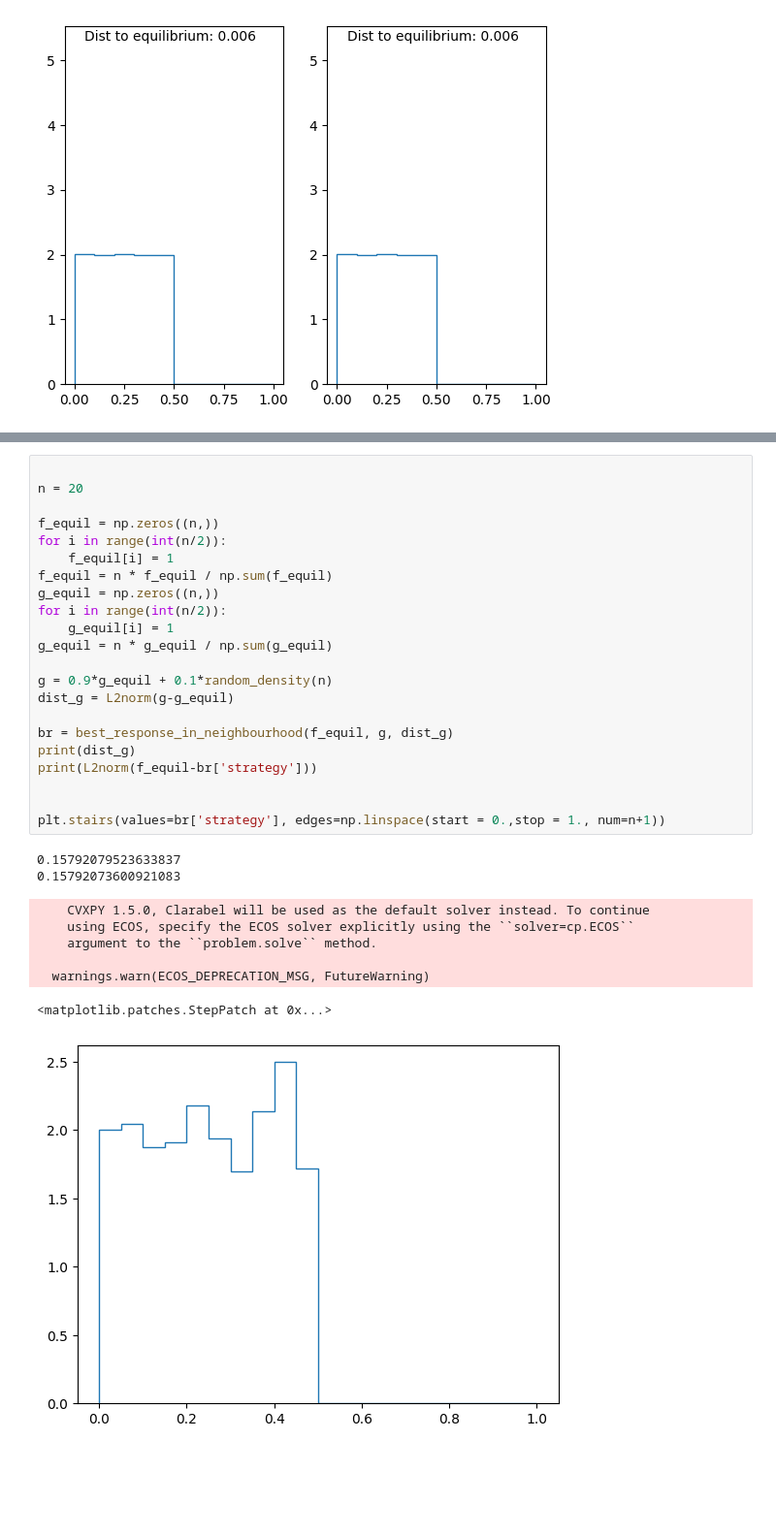
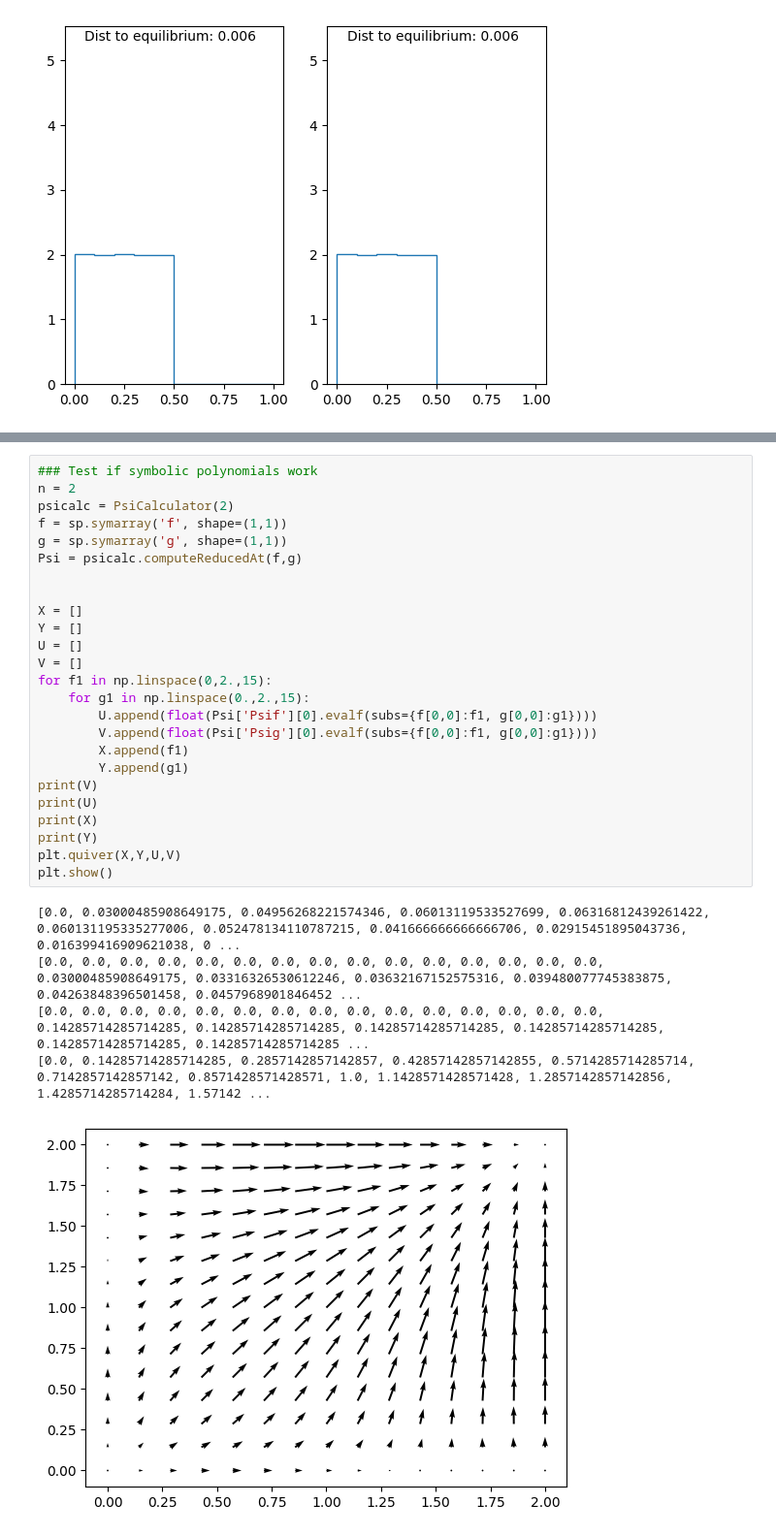
Before and after one commit to maxftl/bid_space_ascent, a Jupyter notebook: lyapunov/experiments.ipynb, the cells around one changed output, grey strips where cells are left out. Shown at 97% size. Saved outputs shown, nothing was run; the diff lists cells and outputs as text; blank space fills up the shorter version.

```diff
--- a/lyapunov/experiments.ipynb
+++ b/lyapunov/experiments.ipynb
@@ -315,32 +190,31 @@ ax[1].scatter(np.array(distance_g)+np.array(distance_f), utility_diff)
-# %%
-
-n = 20
-
-f_equil = np.zeros((n,))
-for i in range(int(n/2)):
-    f_equil[i] = 1
-f_equil = n * f_equil / np.sum(f_equil)
-g_equil = np.zeros((n,))
-for i in range(int(n/2)):
-    g_equil[i] = 1
-g_equil = n * g_equil / np.sum(g_equil)
-
-g = 0.9*g_equil + 0.1*random_density(n)
-dist_g = L2norm(g-g_equil)
-
-br = best_response_in_neighbourhood(f_equil, g, dist_g)
-print(dist_g)
-print(L2norm(f_equil-br['strategy']))
-
-
-plt.stairs(values=br['strategy'], edges=np.linspace(start = 0.,stop = 1., num=n+1))
-# %% [output]
-0.15792079523633837
-0.15792073600921083
-    CVXPY 1.5.0, Clarabel will be used as the default solver instead. To continue
-    using ECOS, specify the ECOS solver explicitly using the ``solver=cp.ECOS``
-    argument to the ``problem.solve`` method.
-
-  warnings.warn(ECOS_DEPRECATION_MSG, FutureWarning)
-<matplotlib.patches.StepPatch at 0x...>
-[figure, removed]
+# %%
+### Test if symbolic polynomials work
+n = 2
+psicalc = PsiCalculator(2)
+f = sp.symarray('f', shape=(1,1))
+g = sp.symarray('g', shape=(1,1))
+Psi = psicalc.computeReducedAt(f,g)
+
+
+X = []
+Y = []
+U = []
+V = []
+for f1 in np.linspace(0,2.,15):
+    for g1 in np.linspace(0.,2.,15):
+        U.append(float(Psi['Psif'][0].evalf(subs={f[0,0]:f1, g[0,0]:g1})))
+        V.append(float(Psi['Psig'][0].evalf(subs={f[0,0]:f1, g[0,0]:g1})))
+        X.append(f1)
+        Y.append(g1)
+print(V)
+print(U)
+print(X)
+print(Y)
+plt.quiver(X,Y,U,V)
+plt.show()
+# %% [output]
+[0.0, 0.03000485908649175, 0.04956268221574346, 0.06013119533527699, 0.06316812439261422, 0.060131195335277006, 0.052478134110787215, 0.041666666666666706, 0.02915451895043736, 0.016399416909621038, 0 ...
+[0.0, 0.0, 0.0, 0.0, 0.0, 0.0, 0.0, 0.0, 0.0, 0.0, 0.0, 0.0, 0.0, 0.0, 0.0, 0.03000485908649175, 0.03316326530612246, 0.03632167152575316, 0.039480077745383875, 0.04263848396501458, 0.0457968901846452 ...
+[0.0, 0.0, 0.0, 0.0, 0.0, 0.0, 0.0, 0.0, 0.0, 0.0, 0.0, 0.0, 0.0, 0.0, 0.0, 0.14285714285714285, 0.14285714285714285, 0.14285714285714285, 0.14285714285714285, 0.14285714285714285, 0.14285714285714285 ...
+[0.0, 0.14285714285714285, 0.2857142857142857, 0.42857142857142855, 0.5714285714285714, 0.7142857142857142, 0.8571428571428571, 1.0, 1.1428571428571428, 1.2857142857142856, 1.4285714285714284, 1.57142 ...
+[figure, added]
```
Also changed, not shown: parts of 13 cells of this notebook, 1 other file.
